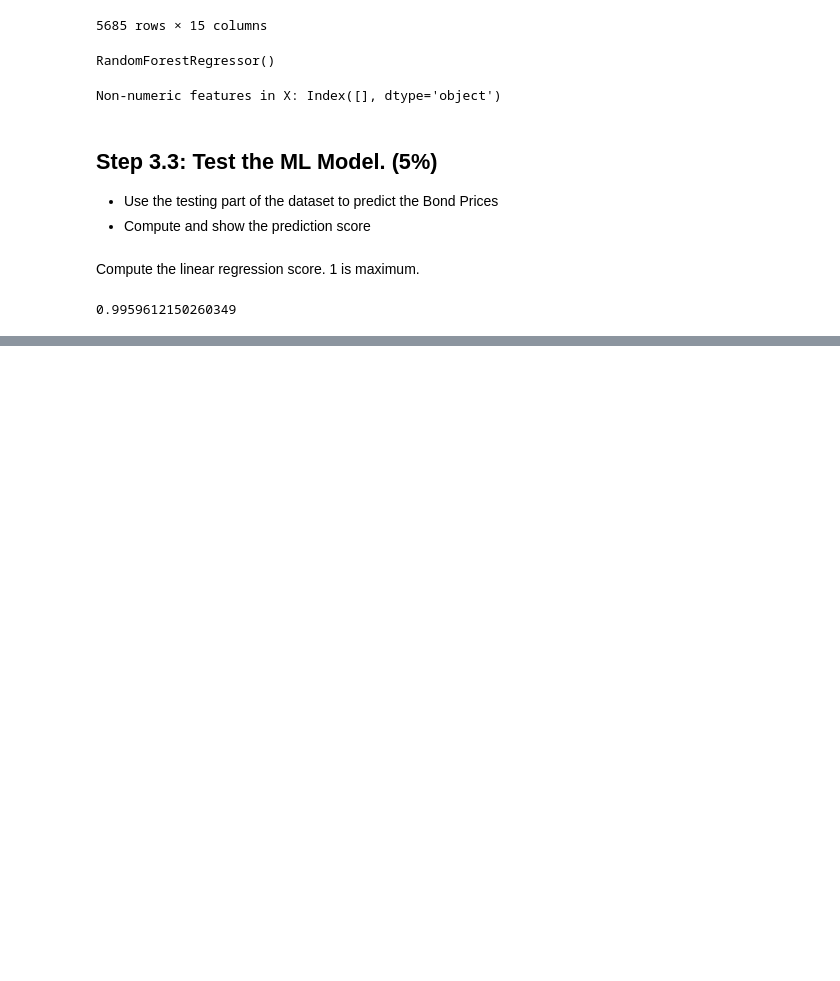
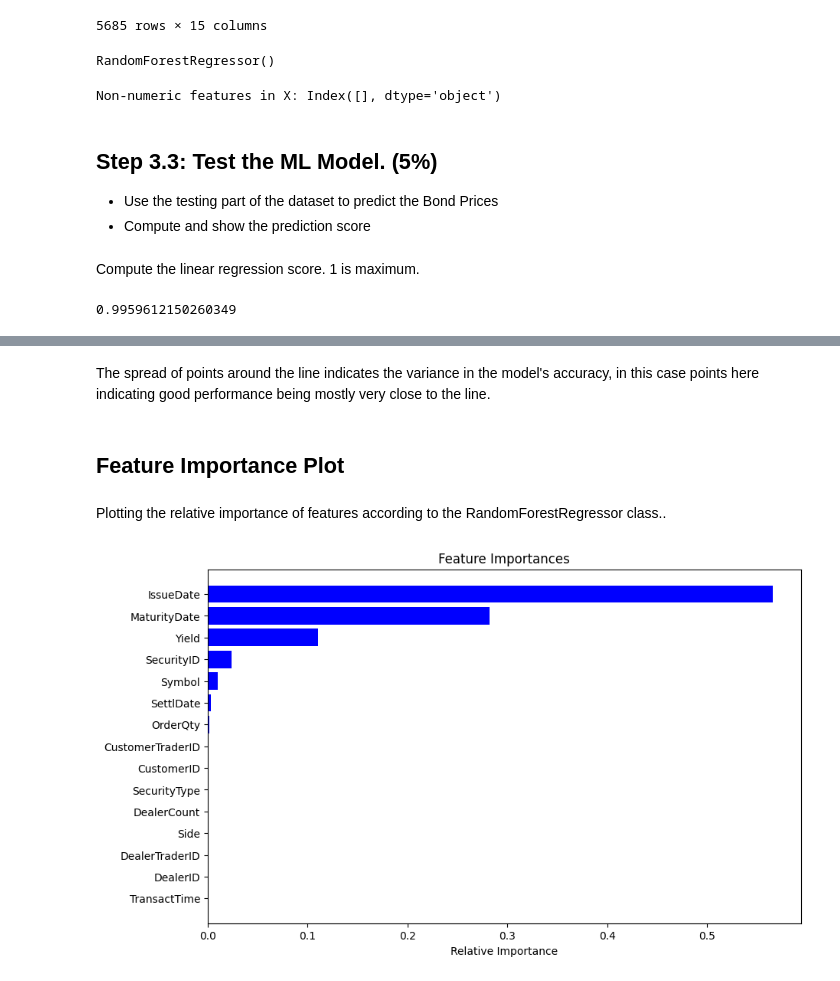
Before and after one commit to ptrayers/et5003, a Jupyter notebook: Etivities/ET5003_Etivity_1.ipynb, the cells around one changed output, grey strips where cells are left out. Drawn from its saved outputs; the diff is of its cells as text; code cells hidden in the pictures; blank space fills up the shorter version.

```diff
--- a/Etivities/ET5003_Etivity_1.ipynb
+++ b/Etivities/ET5003_Etivity_1.ipynb
@@ -650,0 +662,24 @@ print(metrics.r2_score(Y_test, Y_pred))
+# %% [markdown]
+The spread of points around the line indicates the variance in the model's accuracy, in this case points here indicating good performance being mostly very close to the line.
+# %% [markdown]
+## Feature Importance Plot
+# %% [markdown]
+Plotting the relative importance of features according to the RandomForestRegressor class..
+# %%
+import matplotlib.pyplot as plt
+import numpy as np
+
+# rf_regressor is our trained Random Forest regressor model and X_train the training data with columns
+feature_importances = rf_regressor.feature_importances_
+features = X_train.columns
+indices = np.argsort(feature_importances)
+
+# Create the plot
+plt.figure(figsize=(10, 6))
+plt.title('Feature Importances')
+plt.barh(range(len(indices)), feature_importances[indices], color='b', align='center')
+plt.yticks(range(len(indices)), [features[i] for i in indices])
+plt.xlabel('Relative Importance')
+plt.show()
+# %% [output]
+[figure, added]
```
Also changed, not shown: parts of 5 cells of this notebook.
